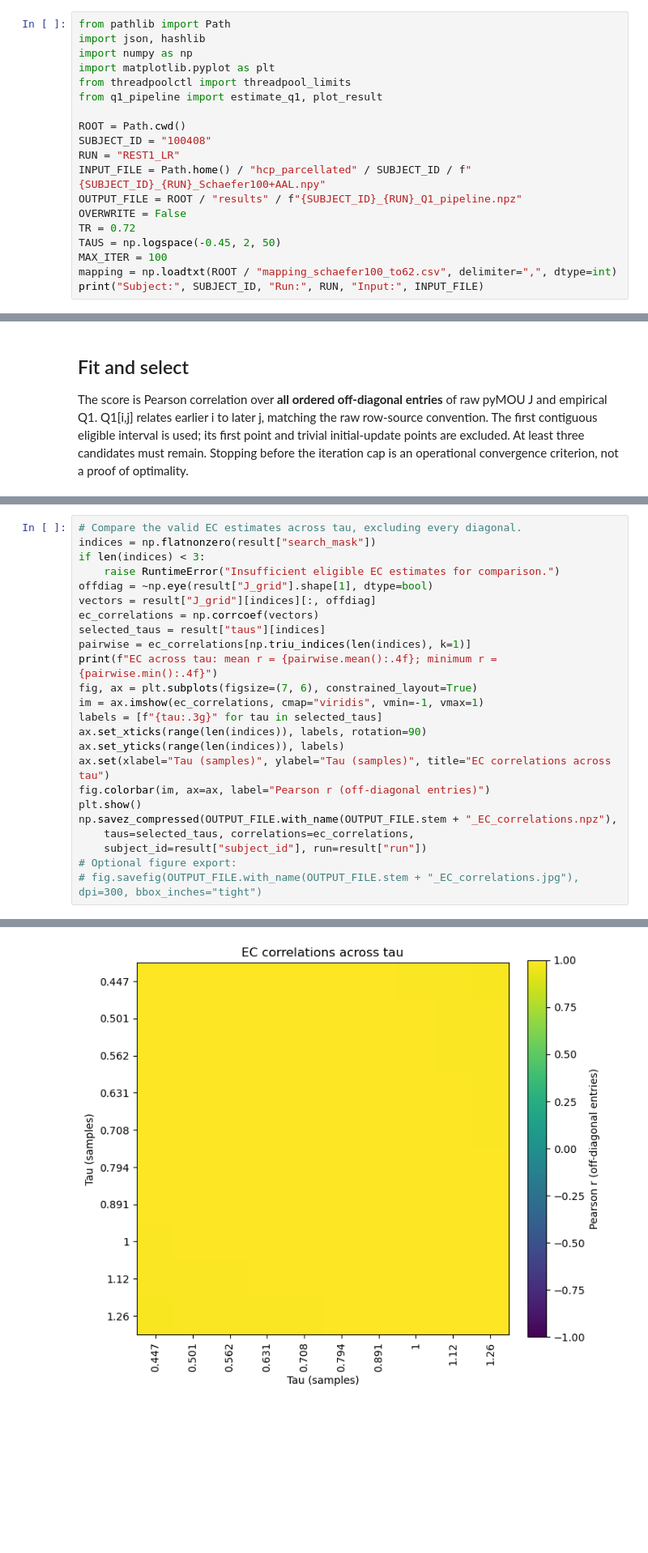
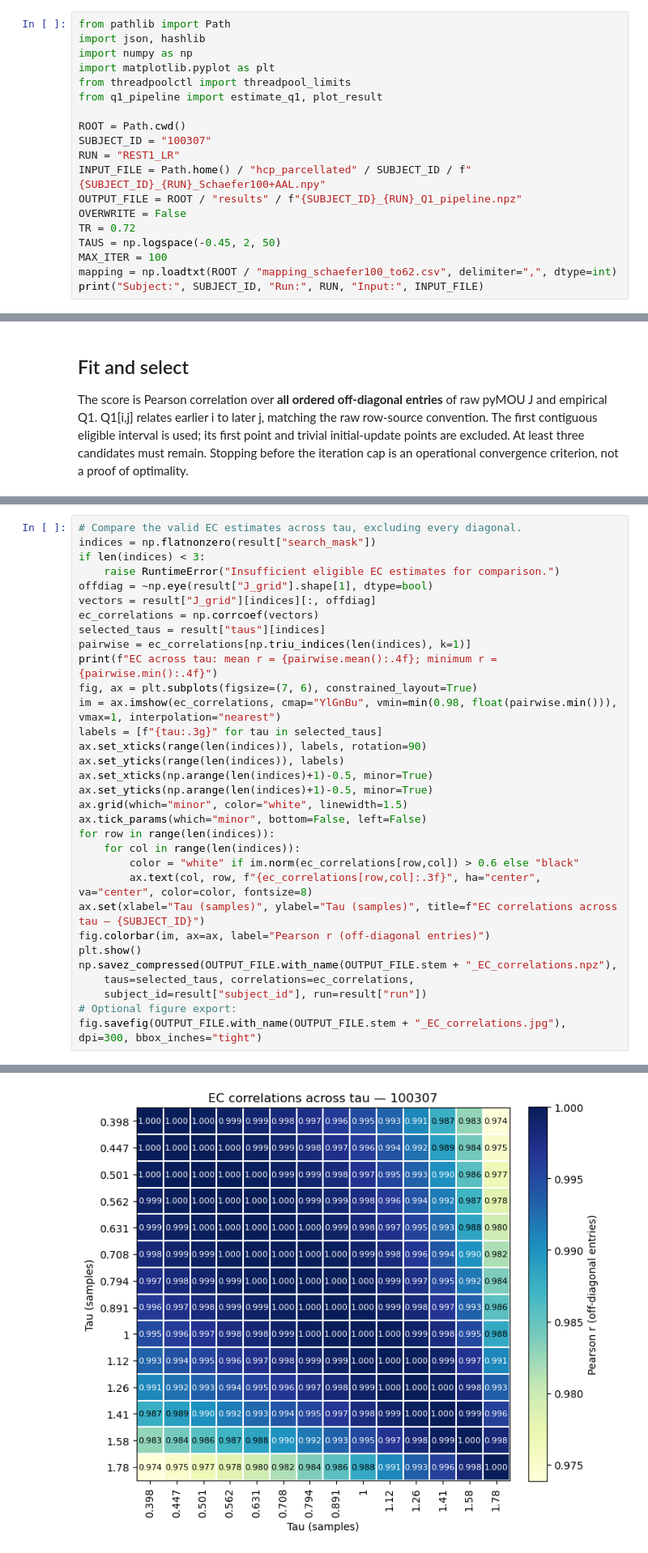
Before and after one commit to benedetta-mariani/mOU-EC-estimation, a Jupyter notebook: ec_estimation/EC_pipeline_Q1.ipynb, the cells around one changed output, grey strips where cells are left out. Shown at 81% size. Saved outputs shown, nothing was run; the diff lists cells and outputs as text; blank space fills up the shorter version.

Commit message:
Organize figure notebooks and annotate EC tau correlations for another subject

```diff
--- a/ec_estimation/EC_pipeline_Q1.ipynb
+++ b/ec_estimation/EC_pipeline_Q1.ipynb
@@ -11,7 +11,7 @@ from threadpoolctl import threadpool_limits
 from q1_pipeline import estimate_q1, plot_result
 
 ROOT = Path.cwd()
-SUBJECT_ID = "100408"
+SUBJECT_ID = "100307"
 RUN = "REST1_LR"
 INPUT_FILE = Path.home() / "hcp_parcellated" / SUBJECT_ID / f"{SUBJECT_ID}_{RUN}_Schaefer100+AAL.npy"
 OUTPUT_FILE = ROOT / "results" / f"{SUBJECT_ID}_{RUN}_Q1_pipeline.npz"
@@ -86,16 +86,24 @@ selected_taus = result["taus"][indices]
 pairwise = ec_correlations[np.triu_indices(len(indices), k=1)]
 print(f"EC across tau: mean r = {pairwise.mean():.4f}; minimum r = {pairwise.min():.4f}")
 fig, ax = plt.subplots(figsize=(7, 6), constrained_layout=True)
-im = ax.imshow(ec_correlations, cmap="viridis", vmin=-1, vmax=1)
+im = ax.imshow(ec_correlations, cmap="YlGnBu", vmin=min(0.98, float(pairwise.min())), vmax=1, interpolation="nearest")
 labels = [f"{tau:.3g}" for tau in selected_taus]
 ax.set_xticks(range(len(indices)), labels, rotation=90)
 ax.set_yticks(range(len(indices)), labels)
-ax.set(xlabel="Tau (samples)", ylabel="Tau (samples)", title="EC correlations across tau")
+ax.set_xticks(np.arange(len(indices)+1)-0.5, minor=True)
+ax.set_yticks(np.arange(len(indices)+1)-0.5, minor=True)
+ax.grid(which="minor", color="white", linewidth=1.5)
+ax.tick_params(which="minor", bottom=False, left=False)
+for row in range(len(indices)):
+    for col in range(len(indices)):
+        color = "white" if im.norm(ec_correlations[row,col]) > 0.6 else "black"
+        ax.text(col, row, f"{ec_correlations[row,col]:.3f}", ha="center", va="center", color=color, fontsize=8)
+ax.set(xlabel="Tau (samples)", ylabel="Tau (samples)", title=f"EC correlations across tau — {SUBJECT_ID}")
 fig.colorbar(im, ax=ax, label="Pearson r (off-diagonal entries)")
 plt.show()
 np.savez_compressed(OUTPUT_FILE.with_name(OUTPUT_FILE.stem + "_EC_correlations.npz"),
     taus=selected_taus, correlations=ec_correlations,
     subject_id=result["subject_id"], run=result["run"])
 # Optional figure export:
-# fig.savefig(OUTPUT_FILE.with_name(OUTPUT_FILE.stem + "_EC_correlations.jpg"), dpi=300, bbox_inches="tight")
+fig.savefig(OUTPUT_FILE.with_name(OUTPUT_FILE.stem + "_EC_correlations.jpg"), dpi=300, bbox_inches="tight")
 # %% [output]
@@ -103,4 +111,4 @@ EC across tau: mean r = 0.9960; minimum r = 0.9829
-[figure, old version]
+[figure, new version]
 # %% [markdown]
 ## Reload without fitting again
 Run the setup cell, then this cell.
```
Also changed, not shown: parts of 6 cells of this notebook, 10 other files.
